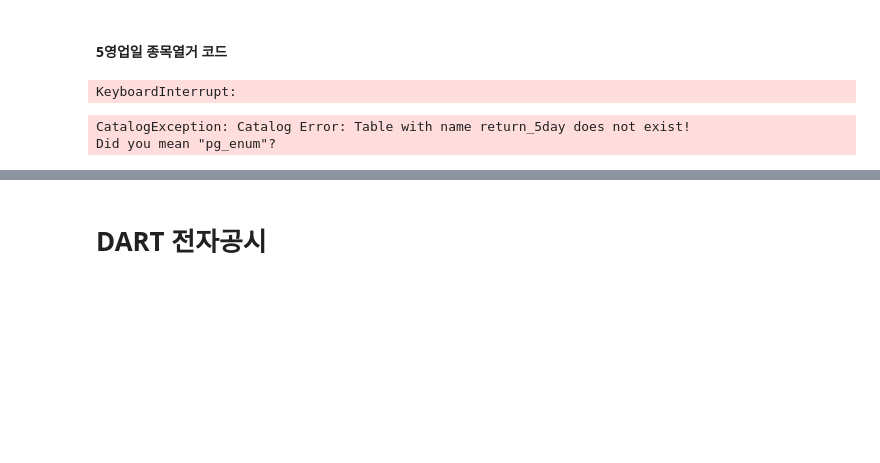
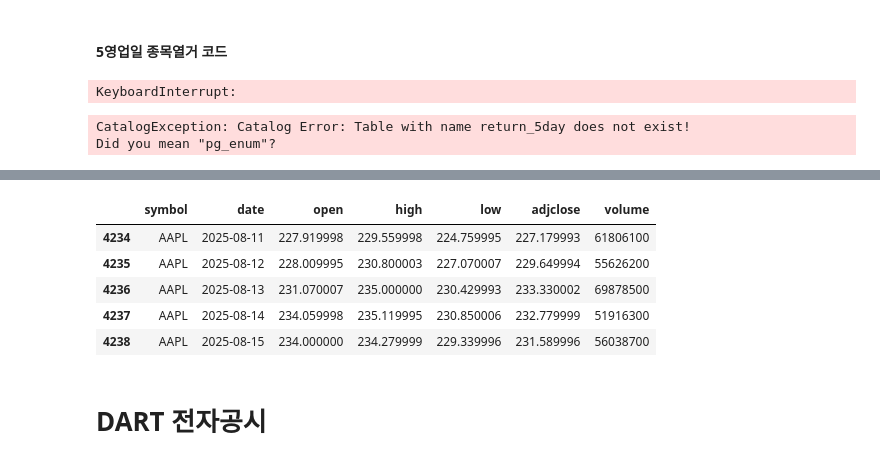
Before and after one commit to TrulySangwonDays/Side_project, a Jupyter notebook: ThemeStock_advanced/종목조회_KRX.ipynb, the cells around one changed output, grey strips where cells are left out. Cells and saved outputs as stored; diff of their text form; code cells hidden in the pictures; blank space fills up the shorter version.

```diff
--- a/ThemeStock_advanced/종목조회_KRX.ipynb
+++ b/ThemeStock_advanced/종목조회_KRX.ipynb
@@ -790,0 +769,18 @@ duckdb.query(
+# %%
+from yahooquery import Ticker
+
+# 테슬라 주가 불러오기
+tsla = Ticker(["TSLA", "MSFT", "AAPL"])
+df = tsla.history(start="2020-01-01", end="2025-08-16", interval="1d")
+
+# open 컬럼만 추출
+df_open = df[['open', 'high', 'low', 'adjclose', 'volume']].reset_index()   # 인덱스를 풀어서 symbol/date 컬럼화
+
+df_open.tail()
+# %% [output]
+|  | symbol | date | open | high | low | adjclose | volume |
+| 4234 | AAPL | 2025-08-11 | 227.919998 | 229.559998 | 224.759995 | 227.179993 | 61806100 |
+| 4235 | AAPL | 2025-08-12 | 228.009995 | 230.800003 | 227.070007 | 229.649994 | 55626200 |
+| 4236 | AAPL | 2025-08-13 | 231.070007 | 235.000000 | 230.429993 | 233.330002 | 69878500 |
+| 4237 | AAPL | 2025-08-14 | 234.059998 | 235.119995 | 230.850006 | 232.779999 | 51916300 |
+| 4238 | AAPL | 2025-08-15 | 234.000000 | 234.279999 | 229.339996 | 231.589996 | 56038700 |
```
Also changed, not shown: parts of 8 cells of this notebook, 1 other file.
